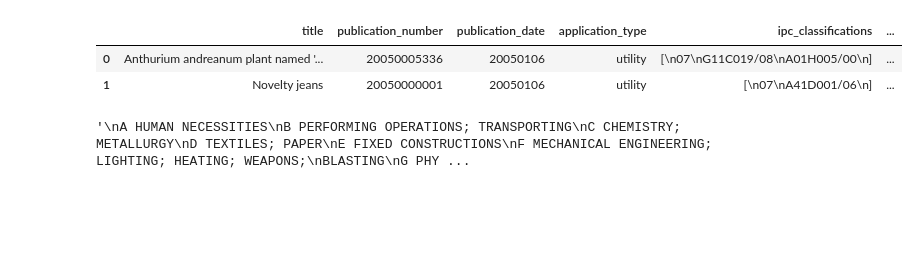
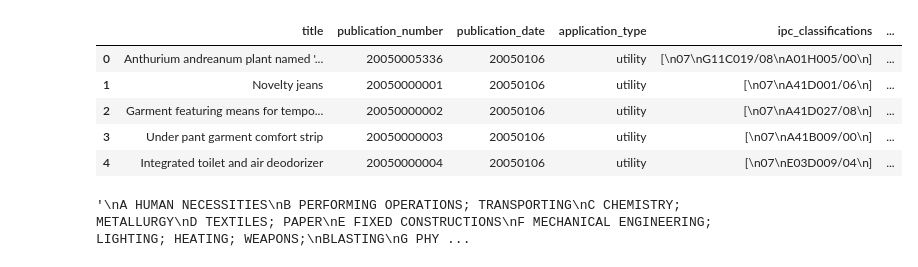
Before and after one commit to rrmauraLSE/USPTO, a Jupyter notebook: step_4_qualitative_visualization.ipynb, the cells around one changed output. Cells and saved outputs as stored; diff of their text form; code cells hidden in the pictures; blank space fills up the shorter version.

```diff
--- a/step_4_qualitative_visualization.ipynb
+++ b/step_4_qualitative_visualization.ipynb
@@ -16,11 +16,14 @@ from sklearn.model_selection import train_test_split
 
 df = pd.read_parquet("data/df_with_embeddings.parquet")
 # %%
-df.head(2)
+df.head(5)
 # %% [output]
 |  | title | publication_number | publication_date | application_type | ipc_classifications | ... |
 | 0 | Anthurium andreanum plant named '... | 20050005336 | 20050106 | utility | [\n07\nG11C019/08\nA01H005/00\n] | ... |
 | 1 | Novelty jeans | 20050000001 | 20050106 | utility | [\n07\nA41D001/06\n] | ... |
+| 2 | Garment featuring means for tempo... | 20050000002 | 20050106 | utility | [\n07\nA41D027/08\n] | ... |
+| 3 | Under pant garment comfort strip | 20050000003 | 20050106 | utility | [\n07\nA41B009/00\n] | ... |
+| 4 | Integrated toilet and air deodorizer | 20050000004 | 20050106 | utility | [\n07\nE03D009/04\n] | ... |
 # %%
 # print the embeddings and put them by colours deppending on the industry
 # the industry column is ipc_classifications
```
Also changed, not shown: parts of 12 cells of this notebook, 4 other files.
